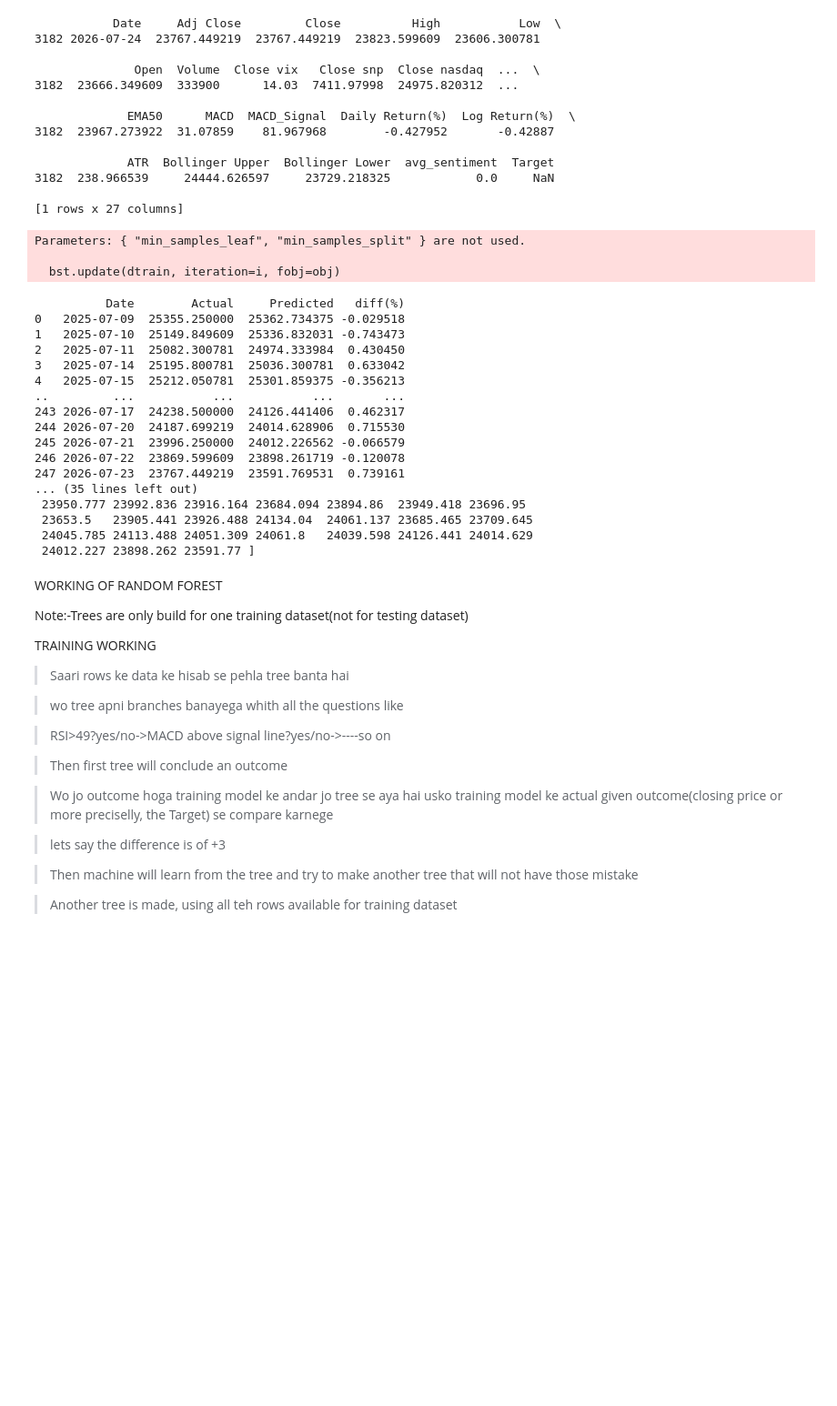
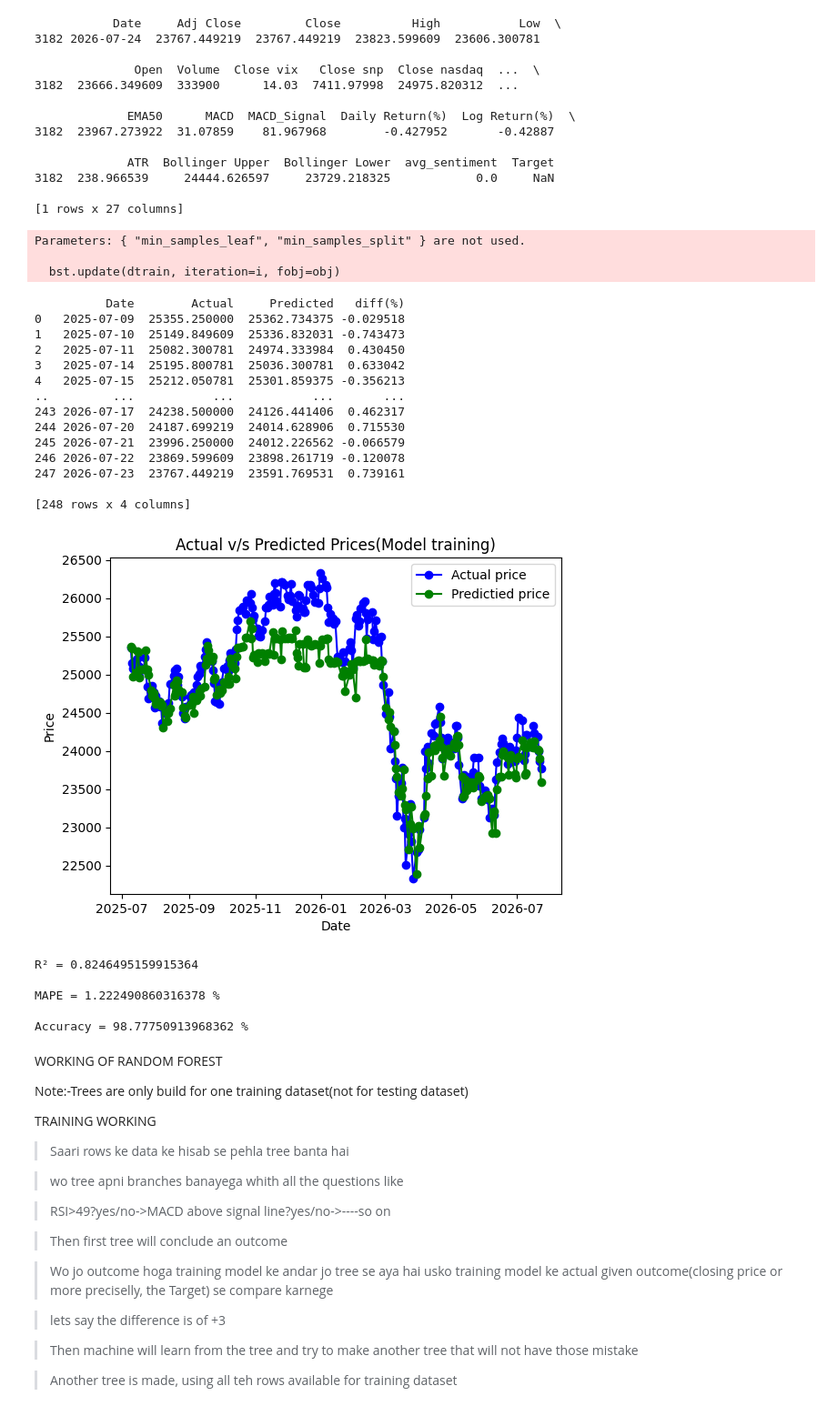
Before and after one commit to avnig309-dotcom/StockPricePrediction_project, a Jupyter notebook: stock_prediciton_editing_dataset.ipynb, the cells around one changed output. Shown at 91% size. Drawn from its saved outputs; the diff is of its cells as text; code cells hidden in the pictures; blank space fills up the shorter version.

```diff
--- a/stock_prediciton_editing_dataset.ipynb
+++ b/stock_prediciton_editing_dataset.ipynb
@@ -1046,39 +1046,70 @@ model.fit(x_train,y_train)
 # have been built.
 predictions = model.predict(x_test)
 #predictions is a NumPy array returned by model.predict function
 output_compare = pd.DataFrame()
 
 output_compare["Date"] = final_df.iloc[2885:]["Date"].values
 output_compare["Actual"] = y_test.values
 output_compare["Predicted"] = predictions
 output_compare["diff(%)"] = (
     (output_compare["Actual"] - output_compare["Predicted"])
     / output_compare["Actual"]
 ) * 100
 print(output_compare)
 print()
-print(predictions)
+
+import matplotlib.pyplot as plt
+# plt.plot(x,y, label="Line Plot", color='red', marker='o')
+# plt.show()
+x1=output_compare["Date"]
+y1=output_compare["Actual"]
+x2=output_compare["Date"]
+y2=predictions
+plt.plot(x1,y1,label="Actual price", color="blue", marker='o')
+plt.plot(x2,y2, label="Predictied price", color="green", marker='o')
+plt.legend()#to show the labels
+plt.xlabel("Date")
+plt.ylabel("Price")
+plt.title("Actual v/s Predicted Prices(Model training)")
+plt.show()
+#______________________R^2__________________________
+from sklearn.metrics import r2_score
+r2 = r2_score(y_test, predictions)
+print("R² =", r2)
+print()
+import numpy as np
+mape = np.mean(
+    np.abs((y_test - predictions) / y_test)
+) * 100
+print("MAPE =", mape, "%")
+print()
+accuracy = 100 - mape
+print("Accuracy =", accuracy, "%")
+print()
 # %% [output]
 Parameters: { "min_samples_leaf", "min_samples_split" } are not used.
 
   bst.update(dtrain, iteration=i, fobj=obj)
           Date        Actual     Predicted   diff(%)
 0   2025-07-09  25355.250000  25362.734375 -0.029518
 1   2025-07-10  25149.849609  25336.832031 -0.743473
 2   2025-07-11  25082.300781  24974.333984  0.430450
 3   2025-07-14  25195.800781  25036.300781  0.633042
 4   2025-07-15  25212.050781  25301.859375 -0.356213
 ..         ...           ...           ...       ...
 243 2026-07-17  24238.500000  24126.441406  0.462317
 244 2026-07-20  24187.699219  24014.628906  0.715530
 245 2026-07-21  23996.250000  24012.226562 -0.066579
 246 2026-07-22  23869.599609  23898.261719 -0.120078
 247 2026-07-23  23767.449219  23591.769531  0.739161
-... (35 lines left out)
- 23950.777 23992.836 23916.164 23684.094 23894.86  23949.418 23696.95
- 23653.5   23905.441 23926.488 24134.04  24061.137 23685.465 23709.645
- 24045.785 24113.488 24051.309 24061.8   24039.598 24126.441 24014.629
- 24012.227 23898.262 23591.77 ]
+
+[248 rows x 4 columns]
+[figure, added]
+R² = 0.8246495159915364
+
+MAPE = 1.222490860316378 %
+
+Accuracy = 98.77750913968362 %
 # %% [markdown]
 WORKING OF RANDOM FOREST
 
```
Also changed, not shown: parts of 2 cells of this notebook.
